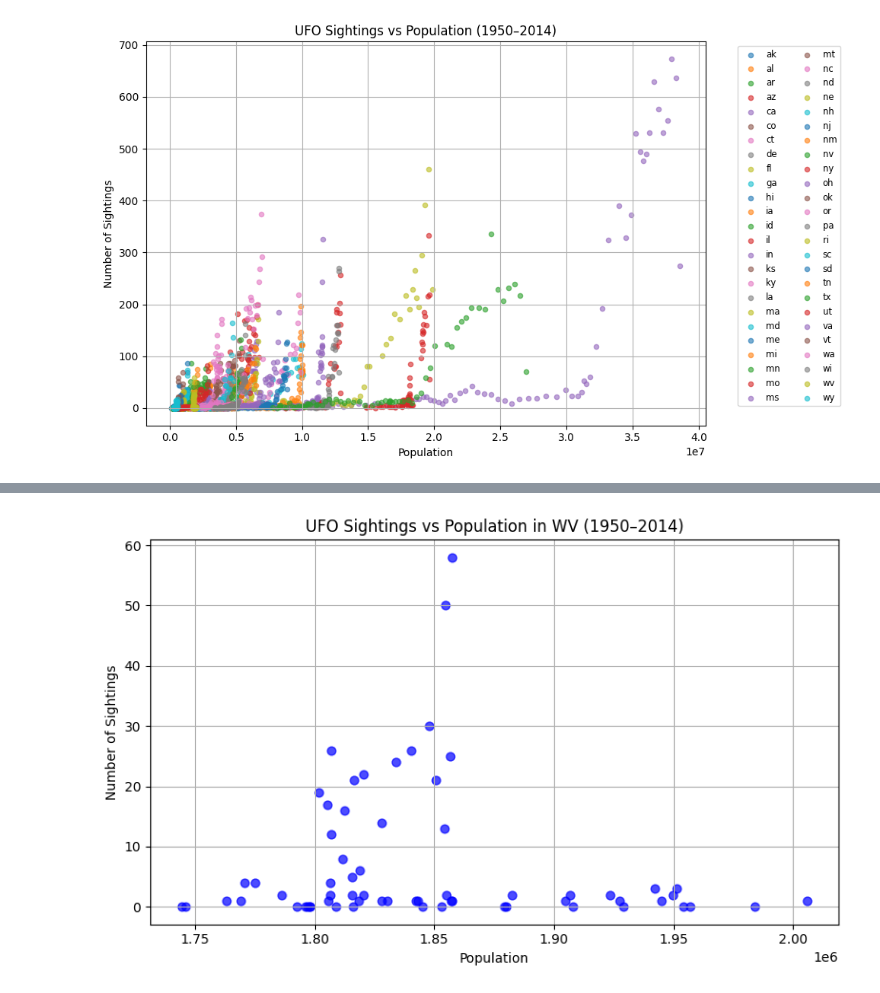
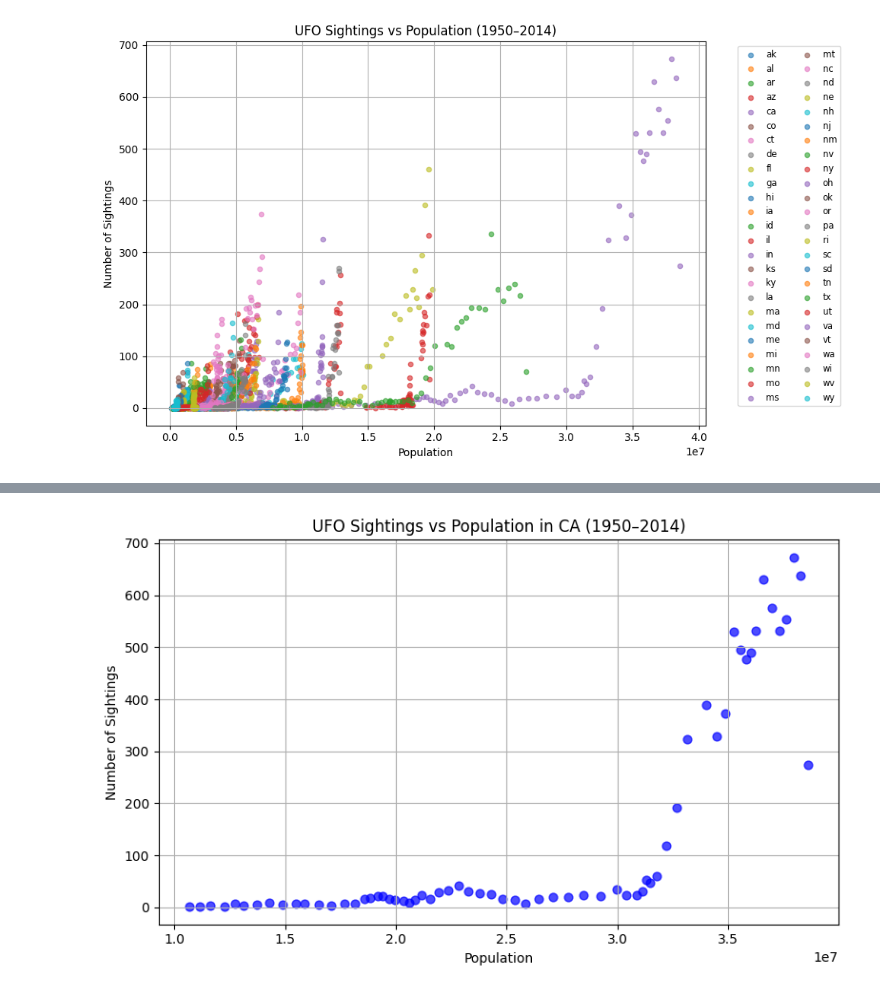
Before and after one commit to s224394two/s224394two.github.io, a Jupyter notebook: Plots/correlation.ipynb, the cells around one changed output, grey strips where cells are left out. Drawn from its saved outputs; the diff is of its cells as text; code cells hidden in the pictures.

```diff
--- a/Plots/correlation.ipynb
+++ b/Plots/correlation.ipynb
@@ -125,20 +443,20 @@ print(state_correlations.head(10),state_correlations.tail(10))
 # %%
-chosen_state = 'wv'  # Replace with any valid state abbreviation in lowercase
+chosen_state = 'ca'  # Replace with any valid state abbreviation in lowercase
 
 # Filter the data for that state
 state_data = merged[merged['state'] == chosen_state]
 
 # Plot
 plt.figure(figsize=(8, 5))
 plt.scatter(state_data['population'], state_data['num_sightings'], alpha=0.7, color='blue', s=40)
 plt.title(f'UFO Sightings vs Population in {chosen_state.upper()} (1950–2014)')
 plt.xlabel('Population')
 plt.ylabel('Number of Sightings')
 plt.grid(True)
 plt.tight_layout()
 plt.show()
 # %% [output]
-[figure, old version]
+[figure, new version]
 # %%
 import pandas as pd
 data = pd.read_csv("../data/complete.csv", on_bad_lines='skip')
```
Also changed, not shown: parts of 9 cells of this notebook, 12 other files.
